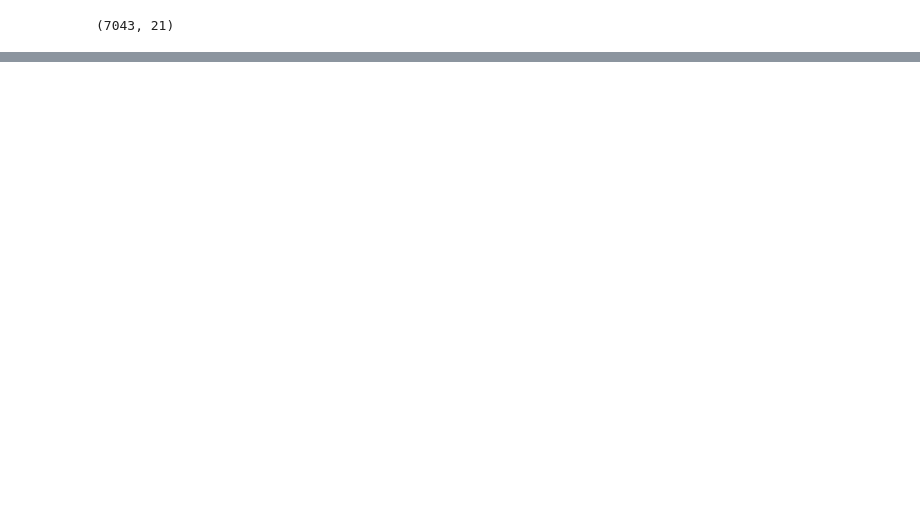
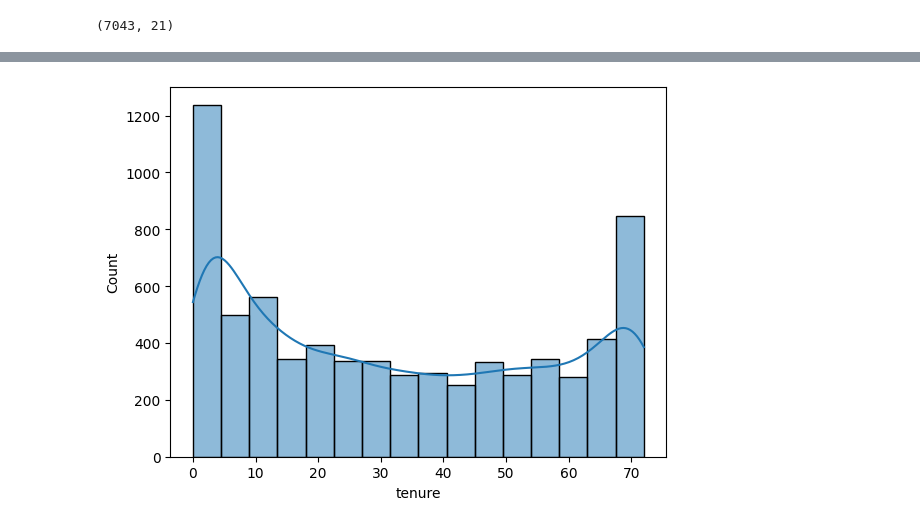
Before and after one commit to Vivek300705/customer-churn-project, a Jupyter notebook: notebooks/churn_analysis.ipynb, the cells around one changed output, grey strips where cells are left out. Drawn from its saved outputs; the diff is of its cells as text; code cells hidden in the pictures; blank space fills up the shorter version.

```diff
--- a/notebooks/churn_analysis.ipynb
+++ b/notebooks/churn_analysis.ipynb
@@ -43,0 +61,5 @@ df=df.drop("customerID",axis=1)
+# %%
+sns.histplot(df["tenure"], kde=True)
+plt.show()
+# %% [output]
+[figure, added]
```
Also changed, not shown: parts of 8 cells of this notebook.
